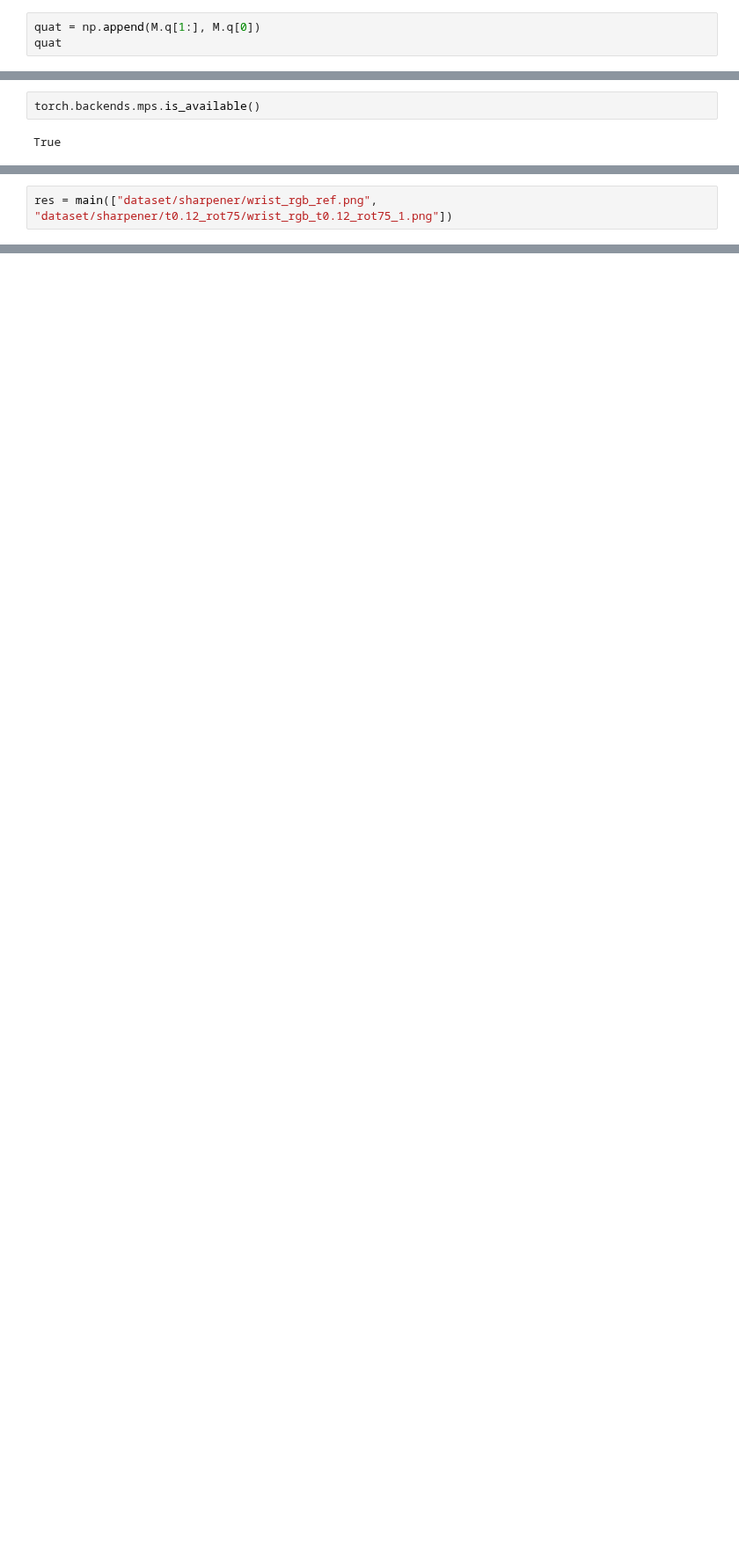
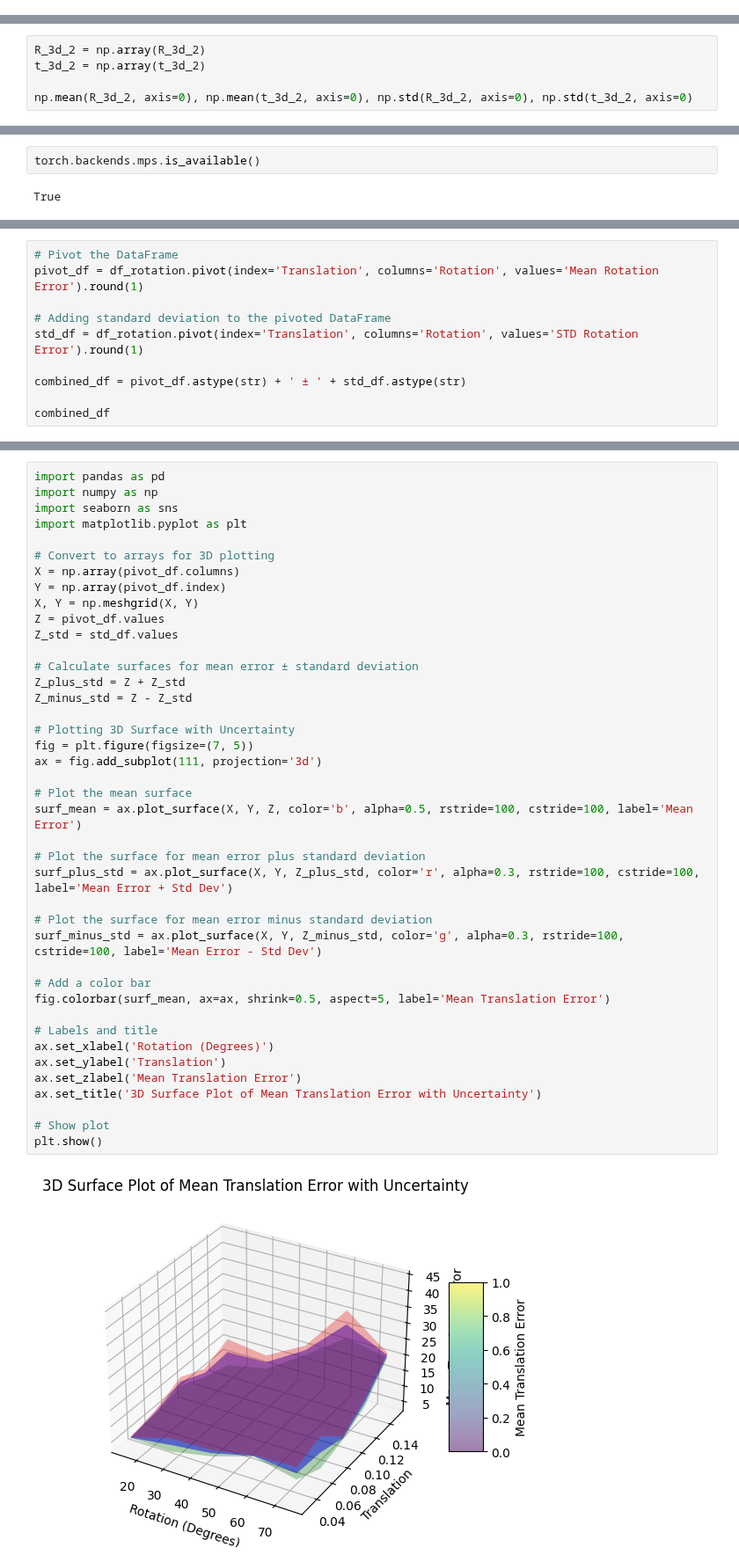
Before and after one commit to yw14218/yumi_oneshot, a Jupyter notebook: compare_matcher.ipynb, the cells around one changed output, grey strips where cells are left out. Shown at 88% size. Drawn from its saved outputs; the diff is of its cells as text; blank space fills up the shorter version.

```diff
--- a/compare_matcher.ipynb
+++ b/compare_matcher.ipynb
@@ -321,6 +364,3 @@ H
 array([[ 0.75898534, -0.51092769,  0.36099819],
        [ 0.48008521,  0.76128805, -0.0968049 ],
        [-0.28509641, -0.09779719,  1.02847237]])
-# %%
-quat = np.append(M.q[1:], M.q[0])
-quat
@@ -492,0 +586,5 @@ print(f"Angular Error: {error:.2f} degrees")
+# %%
+R_3d_2 = np.array(R_3d_2)
+t_3d_2 = np.array(t_3d_2)
+
+np.mean(R_3d_2, axis=0), np.mean(t_3d_2, axis=0), np.std(R_3d_2, axis=0), np.std(t_3d_2, axis=0)
@@ -559,2 +870,0 @@ model
-# %%
-res = main(["dataset/sharpener/wrist_rgb_ref.png", "dataset/sharpener/t0.12_rot75/wrist_rgb_t0.12_rot75_1.png"])
@@ -585,0 +1001,10 @@ NameError: name 'Rotation' is not defined
+# %%
+# Pivot the DataFrame
+pivot_df = df_rotation.pivot(index='Translation', columns='Rotation', values='Mean Rotation Error').round(1)
+
+# Adding standard deviation to the pivoted DataFrame
+std_df = df_rotation.pivot(index='Translation', columns='Rotation', values='STD Rotation Error').round(1)
+
+combined_df = pivot_df.astype(str) + ' ± ' + std_df.astype(str)
+
+combined_df
@@ -585,0 +1019,43 @@ NameError: name 'Rotation' is not defined
+# %%
+import pandas as pd
+import numpy as np
+import seaborn as sns
+import matplotlib.pyplot as plt
+
+# Convert to arrays for 3D plotting
+X = np.array(pivot_df.columns)
+Y = np.array(pivot_df.index)
+X, Y = np.meshgrid(X, Y)
+Z = pivot_df.values
+Z_std = std_df.values
+
+# Calculate surfaces for mean error ± standard deviation
+Z_plus_std = Z + Z_std
+Z_minus_std = Z - Z_std
+
+# Plotting 3D Surface with Uncertainty
+fig = plt.figure(figsize=(7, 5))
+ax = fig.add_subplot(111, projection='3d')
+
+# Plot the mean surface
+surf_mean = ax.plot_surface(X, Y, Z, color='b', alpha=0.5, rstride=100, cstride=100, label='Mean Error')
+
+# Plot the surface for mean error plus standard deviation
+surf_plus_std = ax.plot_surface(X, Y, Z_plus_std, color='r', alpha=0.3, rstride=100, cstride=100, label='Mean Error + Std Dev')
+
+# Plot the surface for mean error minus standard deviation
+surf_minus_std = ax.plot_surface(X, Y, Z_minus_std, color='g', alpha=0.3, rstride=100, cstride=100, label='Mean Error - Std Dev')
+
+# Add a color bar
+fig.colorbar(surf_mean, ax=ax, shrink=0.5, aspect=5, label='Mean Translation Error')
+
+# Labels and title
+ax.set_xlabel('Rotation (Degrees)')
+ax.set_ylabel('Translation')
+ax.set_zlabel('Mean Translation Error')
+ax.set_title('3D Surface Plot of Mean Translation Error with Uncertainty')
+
+# Show plot
+plt.show()
+# %% [output]
+[figure, added]
```
Also changed, not shown: parts of 57 cells of this notebook.
